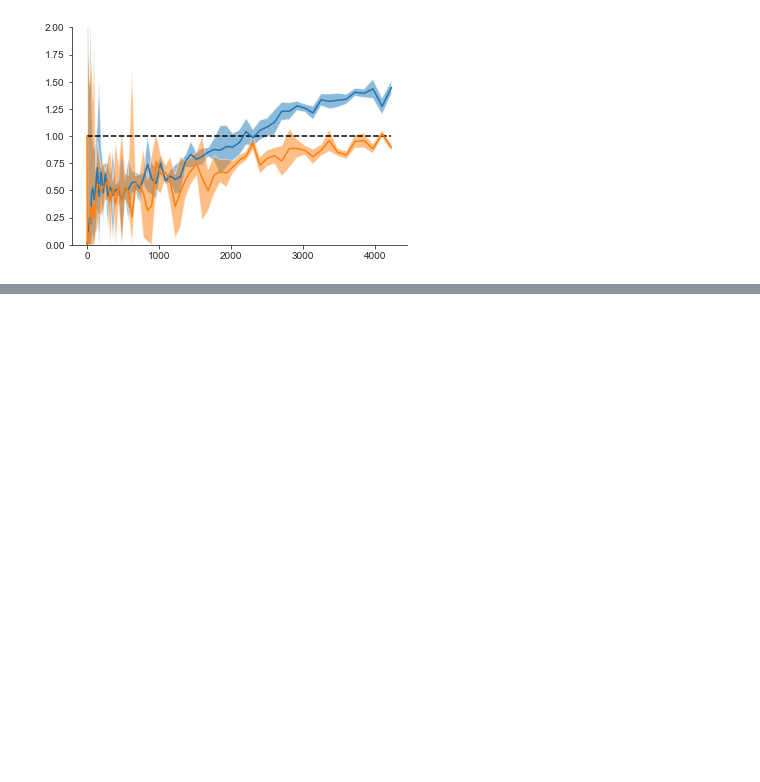
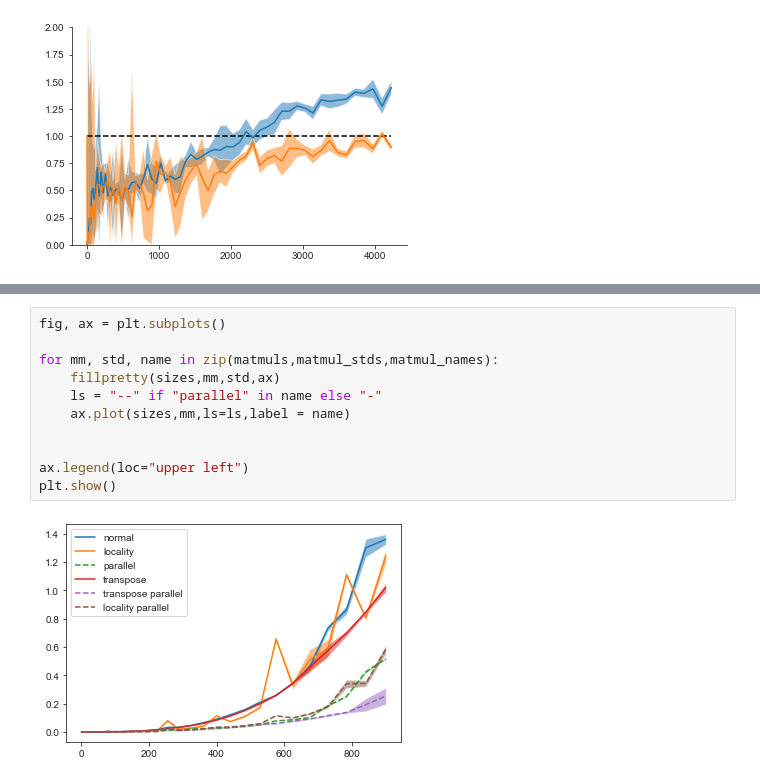
Before and after one commit to JakobSchauser/MLandData, a Jupyter notebook: HPPS/Exam/dataprocessing.ipynb, the cells around one changed output, grey strips where cells are left out. Drawn from its saved outputs; the diff is of its cells as text; blank space fills up the shorter version.

```diff
--- a/HPPS/Exam/dataprocessing.ipynb
+++ b/HPPS/Exam/dataprocessing.ipynb
@@ -167,0 +234,13 @@ sns.despine()
+# %%
+fig, ax = plt.subplots()
+
+for mm, std, name in zip(matmuls,matmul_stds,matmul_names):
+    fillpretty(sizes,mm,std,ax)
+    ls = "--" if "parallel" in name else "-"
+    ax.plot(sizes,mm,ls=ls,label = name)
+
+
+ax.legend(loc="upper left")
+plt.show()
+# %% [output]
+[figure, added]
```
Also changed, not shown: parts of 6 cells of this notebook, 3 other files.
